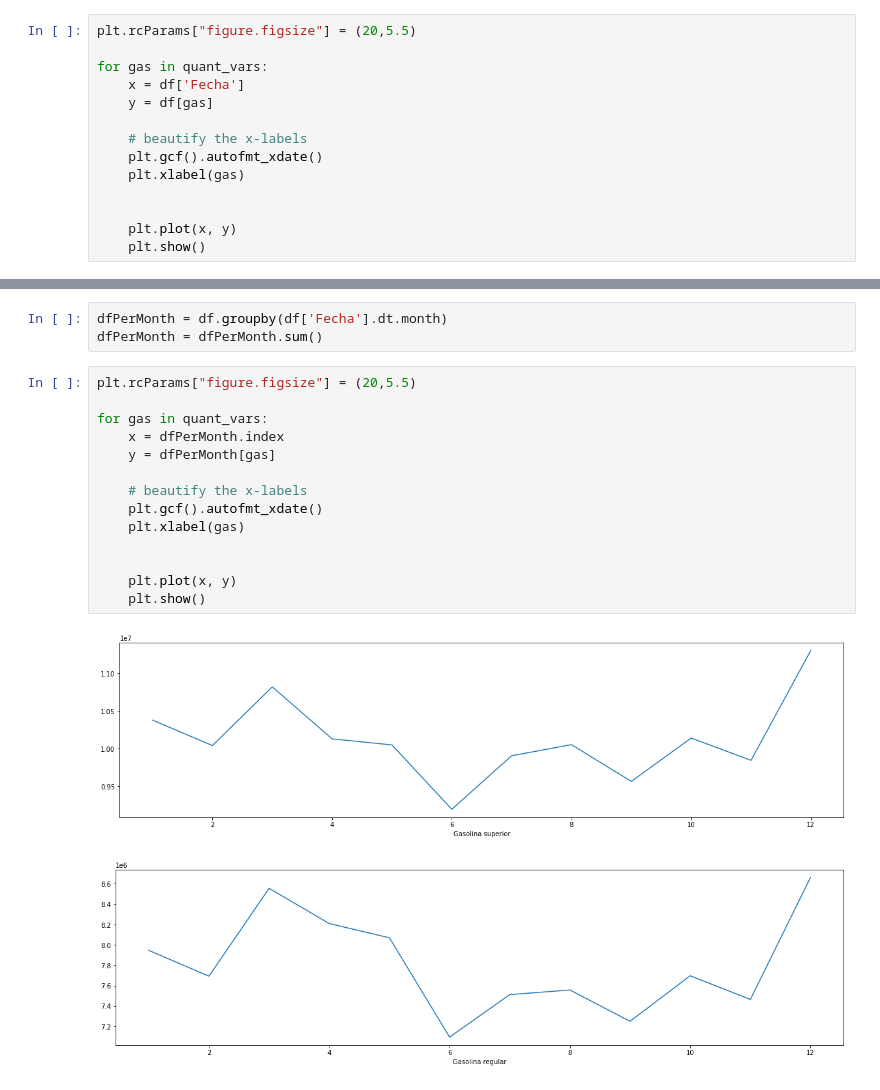
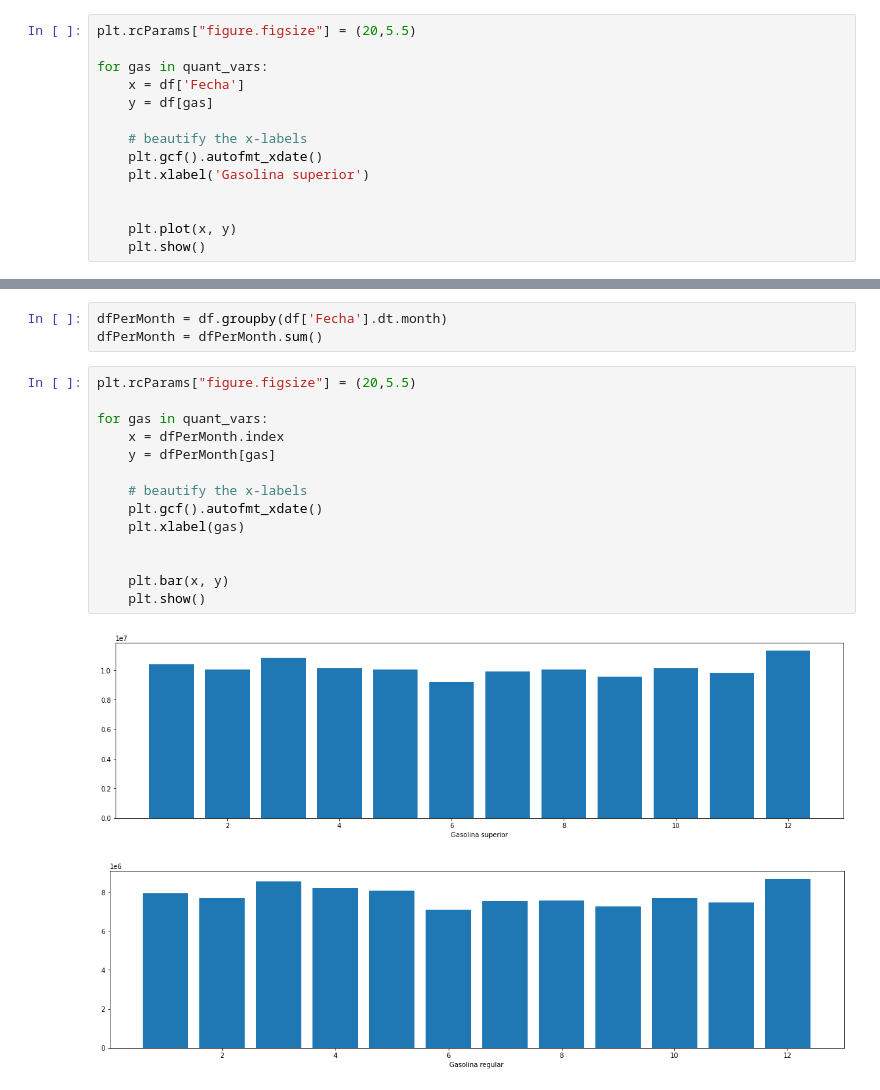
Before and after one commit to andreamalin/HDT2_DS, a Jupyter notebook: main.ipynb, the cells around one changed output, grey strips where cells are left out. Drawn from its saved outputs; the diff is of its cells as text.

```diff
--- a/main.ipynb
+++ b/main.ipynb
@@ -61,7 +61,7 @@ for gas in quant_vars:
 
     # beautify the x-labels
     plt.gcf().autofmt_xdate()
-    plt.xlabel(gas)
+    plt.xlabel('Gasolina superior')
 
 
     plt.plot(x, y)
@@ -93,17 +93,17 @@ dfPerMonth = dfPerMonth.sum()
 # %%
 plt.rcParams["figure.figsize"] = (20,5.5)
 
 for gas in quant_vars:
     x = dfPerMonth.index
     y = dfPerMonth[gas]
 
     # beautify the x-labels
     plt.gcf().autofmt_xdate()
     plt.xlabel(gas)
 
 
-    plt.plot(x, y)
+    plt.bar(x, y)
     plt.show()
 # %% [output]
-[figure, old version]
+[figure, new version]
-[figure, old version]
+[figure, new version]
```
Also changed, not shown: parts of 2 cells of this notebook.
